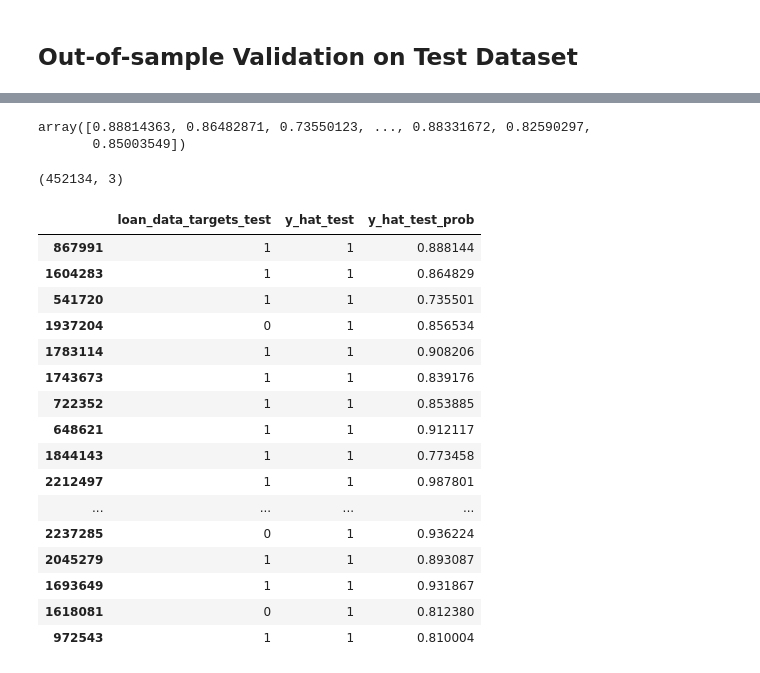
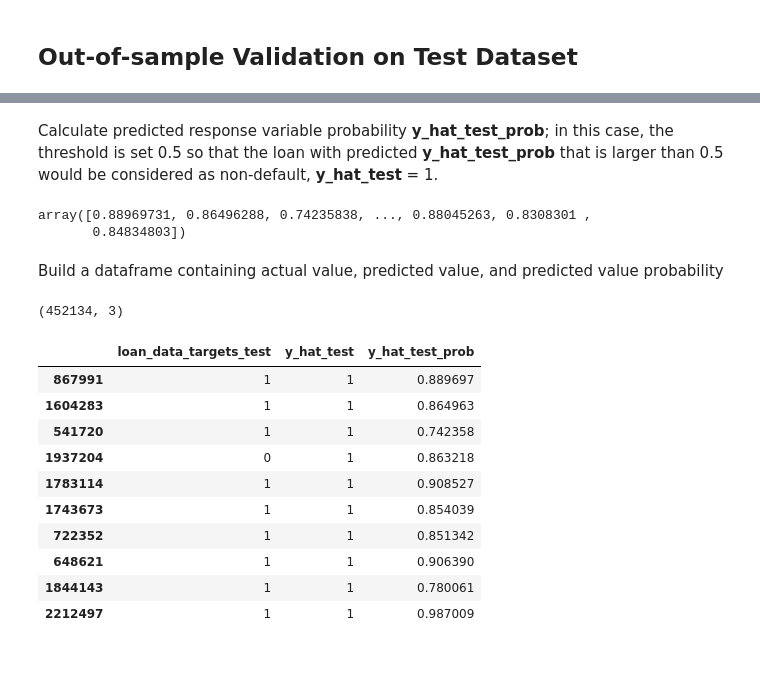
Before and after one commit to z252zhu/Credit-Risk-Modeling-on-Loan-Data, a Jupyter notebook: Credir Risk Modeling on Lending Club Loan Data - Modeling.ipynb, the cells around one changed output, grey strips where cells are left out. Drawn from its saved outputs; the diff is of its cells as text; code cells hidden in the pictures.

```diff
--- a/Credir Risk Modeling on Lending Club Loan Data - Modeling.ipynb
+++ b/Credir Risk Modeling on Lending Club Loan Data - Modeling.ipynb
@@ -394,0 +734,4 @@ mths_since_last_record:>108                 -0.0362      0.038     -0.953      0
+# %%
+input_train_with_refer_categ = loan_data_inputs_train.loc[: , selected_explanatory_variables]
+inputs_train = input_train_with_refer_categ.drop(reference_category, axis = 1)
+inputs_train.head(10)
@@ -394,0 +750,3 @@ mths_since_last_record:>108                 -0.0362      0.038     -0.953      0
+# %%
+log_reg_model3 = LogisticRegression_p_values()
+log_reg_model3.fit(inputs_train, loan_data_targets_train)
@@ -413,12 +804,16 @@ inputs_test.head(10)
 # %%
-y_hat_test = log_reg.predict(inputs_test)
+y_hat_test = log_reg_model3.model.predict(inputs_test)
+# %% [markdown]
+Calculate predicted response variable probability **y_hat_test_prob**; in this case, the threshold is set 0.5 so that the loan with predicted **y_hat_test_prob** that is larger than 0.5 would be considered as non-default, **y_hat_test** = 1.
 # %%
-y_hat_test_prob = log_reg.predict_proba(inputs_test)
+y_hat_test_prob = log_reg_model3.model.predict_proba(inputs_test)
 y_hat_test_prob = y_hat_test_prob[: ][: , 1]
 y_hat_test_prob
 # %% [output]
-array([0.88814363, 0.86482871, 0.73550123, ..., 0.88331672, 0.82590297,
-       0.85003549])
+array([0.88969731, 0.86496288, 0.74235838, ..., 0.88045263, 0.8308301 ,
+       0.84834803])
+# %% [markdown]
+Build a dataframe containing actual value, predicted value, and predicted value probability
 # %%
 loan_data_targets_test_temp = loan_data_targets_test.copy()
 loan_data_targets_test_temp.reset_index(drop = True, inplace = True)
@@ -429,23 +824,17 @@ df_actual_predicted_prob.shape
 (452134, 3)
 # %%
 df_actual_predicted_prob.index = loan_data_inputs_test.index
-df_actual_predicted_prob.head(20)
+df_actual_predicted_prob.head(10)
 # %% [output]
 |  | loan_data_targets_test | y_hat_test | y_hat_test_prob |
-| 867991 | 1 | 1 | 0.888144 |
-| 1604283 | 1 | 1 | 0.864829 |
-| 541720 | 1 | 1 | 0.735501 |
-| 1937204 | 0 | 1 | 0.856534 |
-| 1783114 | 1 | 1 | 0.908206 |
-| 1743673 | 1 | 1 | 0.839176 |
-| 722352 | 1 | 1 | 0.853885 |
-| 648621 | 1 | 1 | 0.912117 |
-| 1844143 | 1 | 1 | 0.773458 |
-| 2212497 | 1 | 1 | 0.987801 |
-| ... | ... | ... | ... |
-| 2237285 | 0 | 1 | 0.936224 |
-| 2045279 | 1 | 1 | 0.893087 |
-| 1693649 | 1 | 1 | 0.931867 |
-| 1618081 | 0 | 1 | 0.812380 |
-| 972543 | 1 | 1 | 0.810004 |
+| 867991 | 1 | 1 | 0.889697 |
+| 1604283 | 1 | 1 | 0.864963 |
+| 541720 | 1 | 1 | 0.742358 |
+| 1937204 | 0 | 1 | 0.863218 |
+| 1783114 | 1 | 1 | 0.908527 |
+| 1743673 | 1 | 1 | 0.854039 |
+| 722352 | 1 | 1 | 0.851342 |
+| 648621 | 1 | 1 | 0.906390 |
+| 1844143 | 1 | 1 | 0.780061 |
+| 2212497 | 1 | 1 | 0.987009 |
 # %%
```
Also changed, not shown: parts of 46 cells of this notebook.
